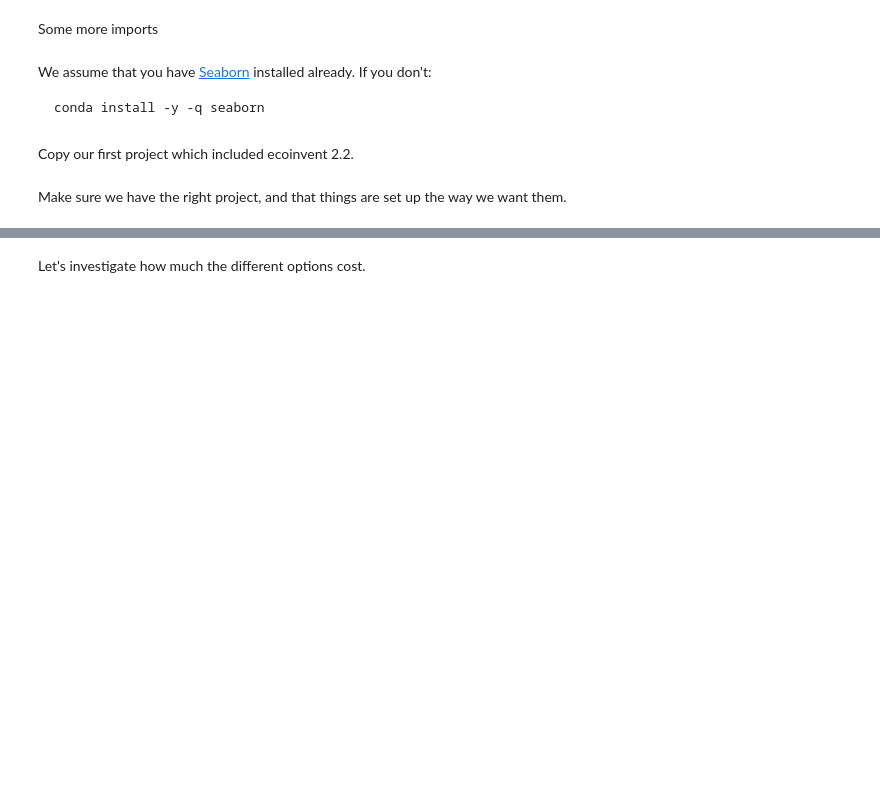
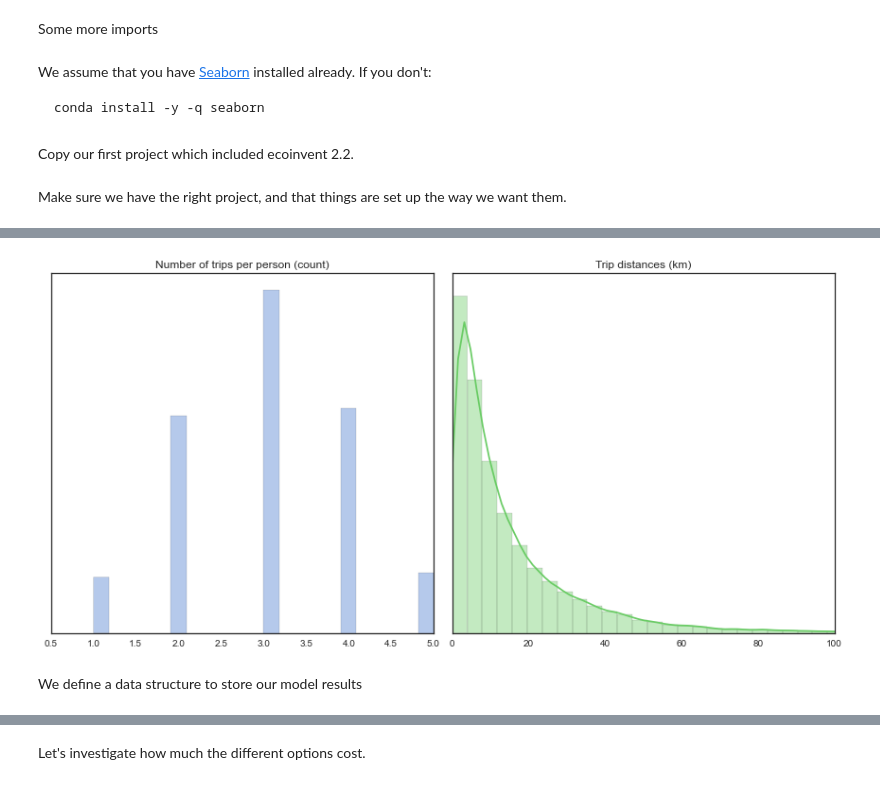
Before and after one commit to brightway-lca/brightway2, a Jupyter notebook: notebooks/2015 LCA Seminar - Class 2 - Optimization.ipynb, the cells around one changed output, grey strips where cells are left out. Saved outputs shown, nothing was run; the diff lists cells and outputs as text; code cells hidden in the pictures; blank space fills up the shorter version.

```diff
--- a/notebooks/2015 LCA Seminar - Class 2 - Optimization.ipynb
+++ b/notebooks/2015 LCA Seminar - Class 2 - Optimization.ipynb
@@ -179,0 +212,3 @@ However, for each trip we will still need to choose between old car, new car, bi
+# %%
+graphics.graph_trips(system_setup.trips)
+# %% [output]
@@ -180,3 +217,6 @@ However, for each trip we will still need to choose between old car, new car, bi
+[figure, added]
+# %% [markdown]
+We define a data structure to store our model results
 # %%
 import collections
 
```
Also changed, not shown: parts of 65 cells of this notebook.
